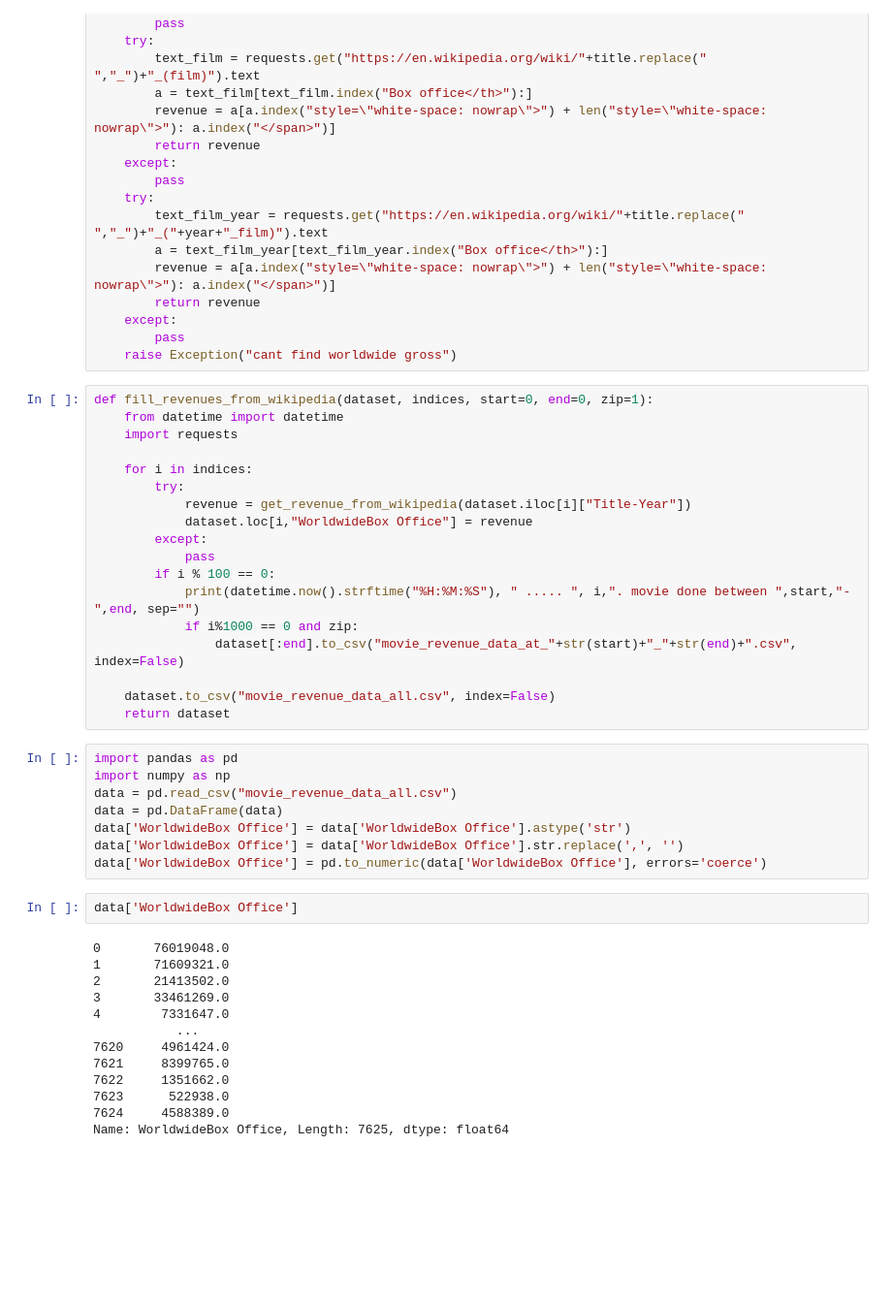
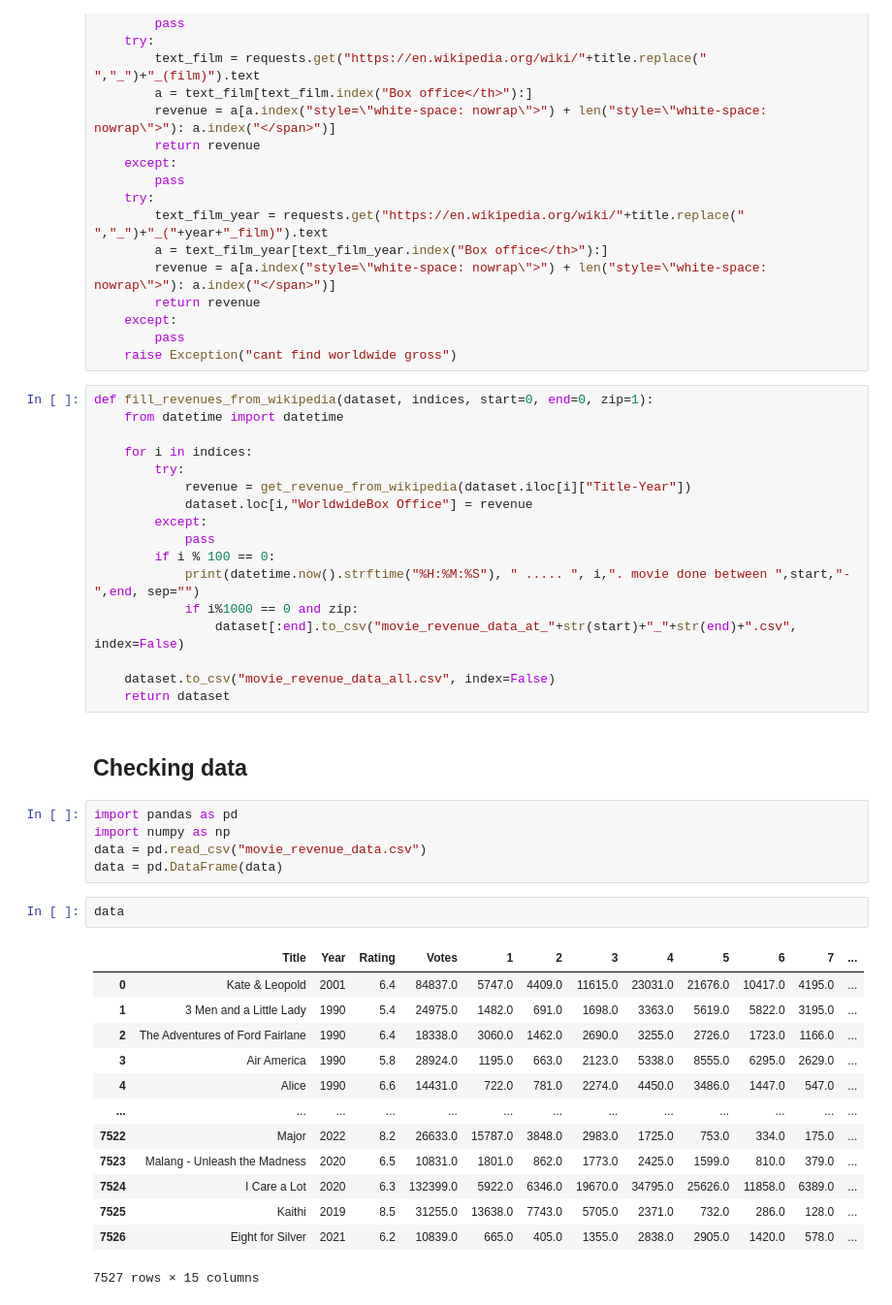
Before and after one commit to emre-bl/Movie-Revenue-Prediction, a Jupyter notebook: İMDB.ipynb, the cells around one changed output. Shown at 97% size. Drawn from its saved outputs; the diff is of its cells as text; blank space fills up the shorter version.

```diff
--- a/İMDB.ipynb
+++ b/İMDB.ipynb
@@ -135,7 +137,6 @@ def get_revenue_from_wikipedia(title_year):
 # %%
 def fill_revenues_from_wikipedia(dataset, indices, start=0, end=0, zip=1):
     from datetime import datetime
-    import requests
 
     for i in indices:
         try:
@@ -150,26 +151,26 @@ def fill_revenues_from_wikipedia(dataset, indices, start=0, end=0, zip=1):
 
     dataset.to_csv("movie_revenue_data_all.csv", index=False)
     return dataset
+# %% [markdown]
+## Checking data
 # %%
 import pandas as pd
 import numpy as np
-data = pd.read_csv("movie_revenue_data_all.csv")
+data = pd.read_csv("movie_revenue_data.csv")
 data = pd.DataFrame(data)
-data['WorldwideBox Office'] = data['WorldwideBox Office'].astype('str')
-data['WorldwideBox Office'] = data['WorldwideBox Office'].str.replace(',', '')
-data['WorldwideBox Office'] = pd.to_numeric(data['WorldwideBox Office'], errors='coerce')
 # %%
-data['WorldwideBox Office']
+data
 # %% [output]
+|  | Title | Year | Rating | Votes | 1 | 2 | 3 | 4 | 5 | 6 | 7 | ... |
+| 0 | Kate & Leopold | 2001 | 6.4 | 84837.0 | 5747.0 | 4409.0 | 11615.0 | 23031.0 | 21676.0 | 10417.0 | 4195.0 | ... |
+| 1 | 3 Men and a Little Lady | 1990 | 5.4 | 24975.0 | 1482.0 | 691.0 | 1698.0 | 3363.0 | 5619.0 | 5822.0 | 3195.0 | ... |
+| 2 | The Adventures of Ford Fairlane | 1990 | 6.4 | 18338.0 | 3060.0 | 1462.0 | 2690.0 | 3255.0 | 2726.0 | 1723.0 | 1166.0 | ... |
+| 3 | Air America | 1990 | 5.8 | 28924.0 | 1195.0 | 663.0 | 2123.0 | 5338.0 | 8555.0 | 6295.0 | 2629.0 | ... |
+| 4 | Alice | 1990 | 6.6 | 14431.0 | 722.0 | 781.0 | 2274.0 | 4450.0 | 3486.0 | 1447.0 | 547.0 | ... |
+| ... | ... | ... | ... | ... | ... | ... | ... | ... | ... | ... | ... | ... |
+| 7522 | Major | 2022 | 8.2 | 26633.0 | 15787.0 | 3848.0 | 2983.0 | 1725.0 | 753.0 | 334.0 | 175.0 | ... |
+| 7523 | Malang - Unleash the Madness | 2020 | 6.5 | 10831.0 | 1801.0 | 862.0 | 1773.0 | 2425.0 | 1599.0 | 810.0 | 379.0 | ... |
+| 7524 | I Care a Lot | 2020 | 6.3 | 132399.0 | 5922.0 | 6346.0 | 19670.0 | 34795.0 | 25626.0 | 11858.0 | 6389.0 | ... |
+| 7525 | Kaithi | 2019 | 8.5 | 31255.0 | 13638.0 | 7743.0 | 5705.0 | 2371.0 | 732.0 | 286.0 | 128.0 | ... |
+| 7526 | Eight for Silver | 2021 | 6.2 | 10839.0 | 665.0 | 405.0 | 1355.0 | 2838.0 | 2905.0 | 1420.0 | 578.0 | ... |
-0       76019048.0
-1       71609321.0
-2       21413502.0
-3       33461269.0
-4        7331647.0
-           ...
-7620     4961424.0
-7621     8399765.0
-7622     1351662.0
-7623      522938.0
-7624     4588389.0
-Name: WorldwideBox Office, Length: 7625, dtype: float64
+7527 rows × 15 columns
```
Also changed, not shown: parts of 18 cells of this notebook, 1 other file.
